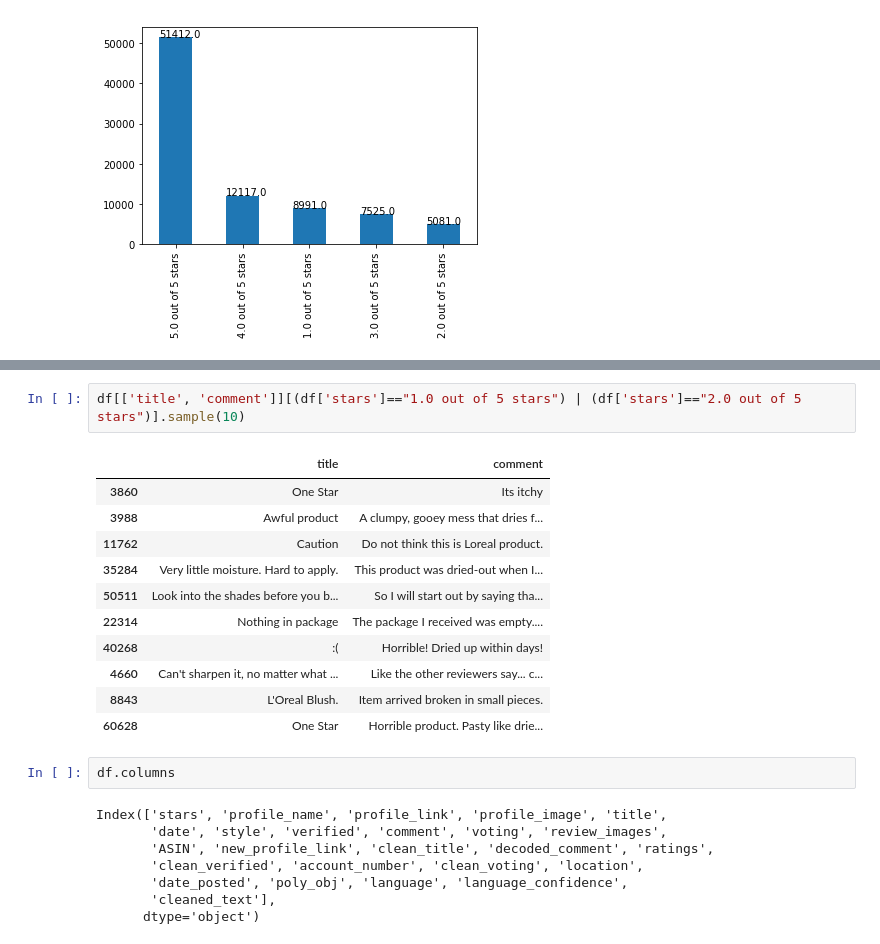
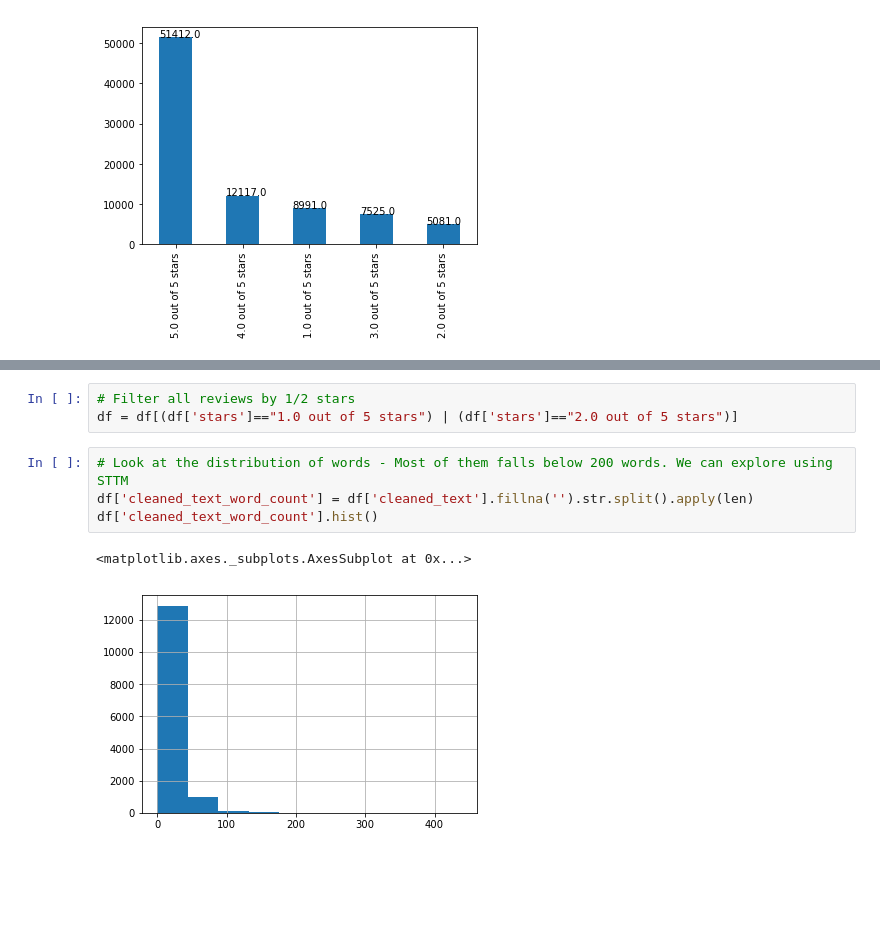
Before and after one commit to junronglau/product-defects-extraction, a Jupyter notebook: notebooks/explore.ipynb, the cells around one changed output, grey strips where cells are left out. Cells and saved outputs as stored; diff of their text form; blank space fills up the shorter version.

Commit message:
Added visualizations and filters to extract the top few reviews from each subcategory as input for seeded topics

```diff
--- a/notebooks/explore.ipynb
+++ b/notebooks/explore.ipynb
@@ -27,24 +42,10 @@ for p in ax.patches:
 # %%
-df[['title', 'comment']][(df['stars']=="1.0 out of 5 stars") | (df['stars']=="2.0 out of 5 stars")].sample(10)
+# Filter all reviews by 1/2 stars
+df = df[(df['stars']=="1.0 out of 5 stars") | (df['stars']=="2.0 out of 5 stars")]
-# %% [output]
-|  | title | comment |
-| 3860 | One Star | Its itchy |
-| 3988 | Awful product | A clumpy, gooey mess that dries f... |
-| 11762 | Caution | Do not think this is Loreal product. |
-| 35284 | Very little moisture. Hard to apply. | This product was dried-out when I... |
-| 50511 | Look into the shades before you b... | So I will start out by saying tha... |
-| 22314 | Nothing in package | The package I received was empty.... |
-| 40268 | :( | Horrible! Dried up within days! |
-| 4660 | Can't sharpen it, no matter what ... | Like the other reviewers say... c... |
-| 8843 | L'Oreal Blush. | Item arrived broken in small pieces. |
-| 60628 | One Star | Horrible product. Pasty like drie... |
-# %%
-df.columns
-# %% [output]
-Index(['stars', 'profile_name', 'profile_link', 'profile_image', 'title',
-       'date', 'style', 'verified', 'comment', 'voting', 'review_images',
-       'ASIN', 'new_profile_link', 'clean_title', 'decoded_comment', 'ratings',
-       'clean_verified', 'account_number', 'clean_voting', 'location',
-       'date_posted', 'poly_obj', 'language', 'language_confidence',
-       'cleaned_text'],
-      dtype='object')
+# %%
+# Look at the distribution of words - Most of them falls below 200 words. We can explore using STTM
+df['cleaned_text_word_count'] = df['cleaned_text'].fillna('').str.split().apply(len)
+df['cleaned_text_word_count'].hist()
+# %% [output]
+<matplotlib.axes._subplots.AxesSubplot at 0x...>
+[figure, added]
```
Also changed, not shown: parts of 8 cells of this notebook.
